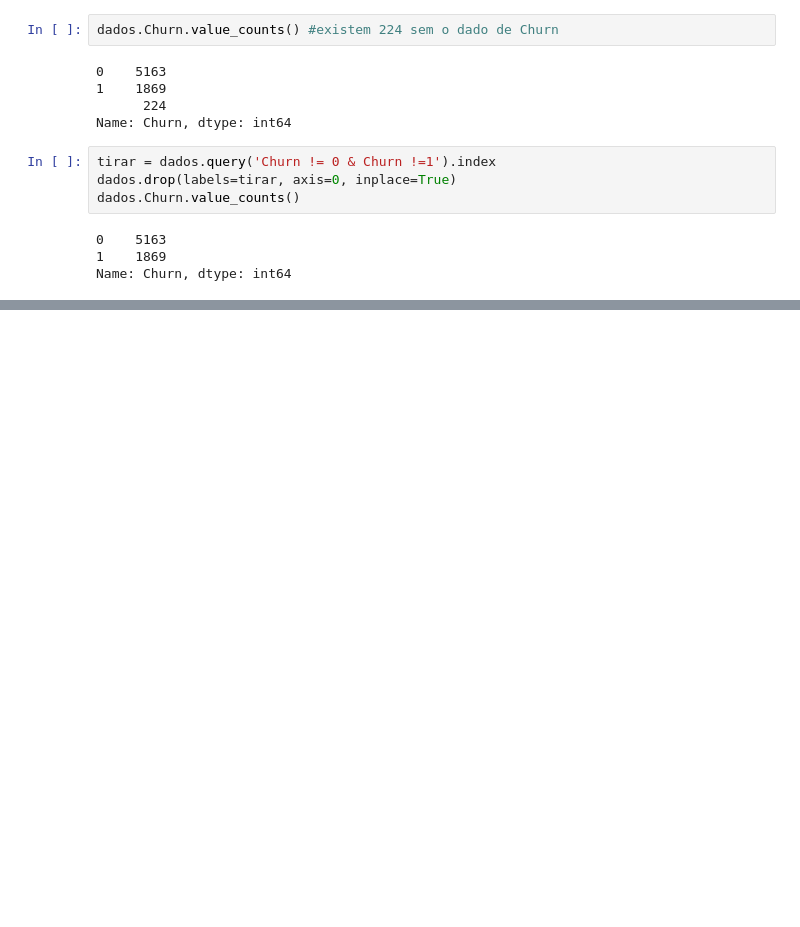
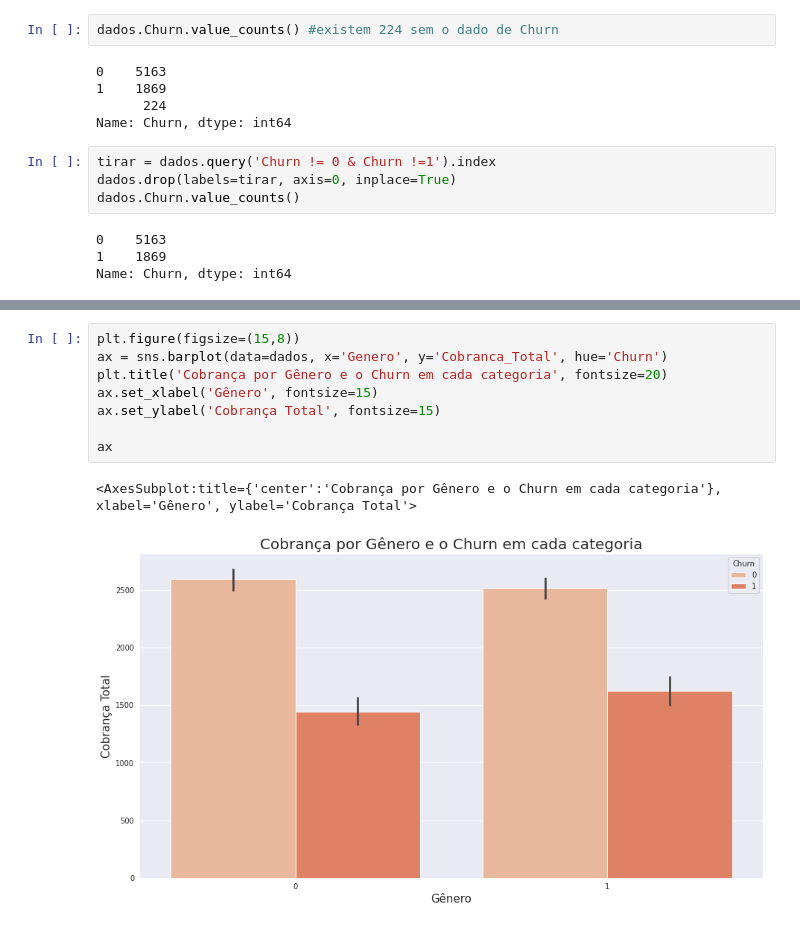
Before and after one commit to lalianza/portfolio, a Jupyter notebook: alura-desafio.ipynb, the cells around one changed output, grey strips where cells are left out. Cells and saved outputs as stored; diff of their text form; blank space fills up the shorter version.

```diff
--- a/alura-desafio.ipynb
+++ b/alura-desafio.ipynb
@@ -274,0 +295,11 @@ Name: Churn, dtype: int64
+# %%
+plt.figure(figsize=(15,8))
+ax = sns.barplot(data=dados, x='Genero', y='Cobranca_Total', hue='Churn')
+plt.title('Cobrança por Gênero e o Churn em cada categoria', fontsize=20)
+ax.set_xlabel('Gênero', fontsize=15)
+ax.set_ylabel('Cobrança Total', fontsize=15)
+
+ax
+# %% [output]
+<AxesSubplot:title={'center':'Cobrança por Gênero e o Churn em cada categoria'}, xlabel='Gênero', ylabel='Cobrança Total'>
+[figure, added]
```
Also changed, not shown: parts of 3 cells of this notebook.
